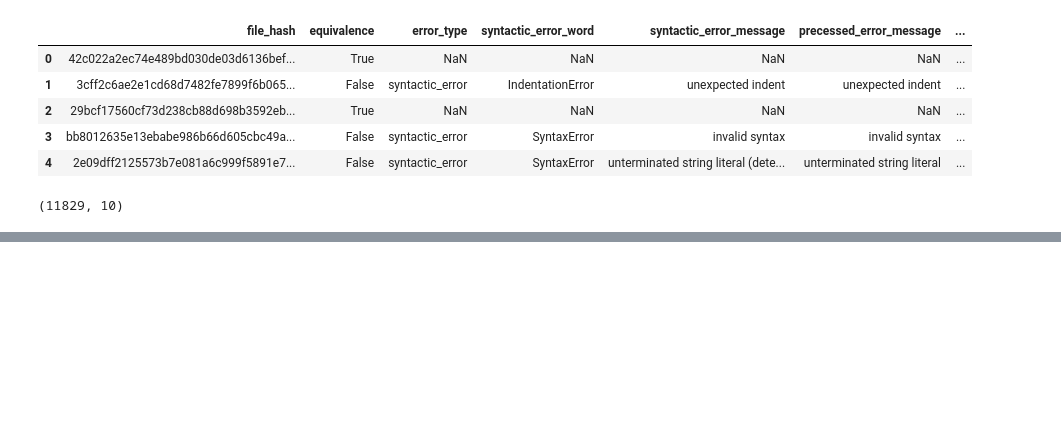
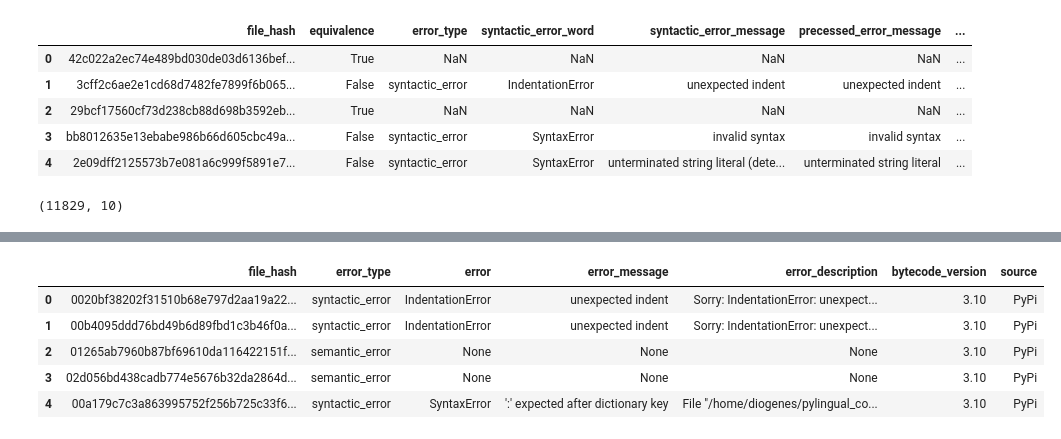
Before and after one commit to nsakib1017/pyllmpatch, a Jupyter notebook: utils/dataset_helpers/dataset-exploration-final.ipynb, the cells around one changed output, grey strips where cells are left out. Cells and saved outputs as stored; diff of their text form; code cells hidden in the pictures; blank space fills up the shorter version.

```diff
--- a/utils/dataset_helpers/dataset-exploration-final.ipynb
+++ b/utils/dataset_helpers/dataset-exploration-final.ipynb
@@ -403,0 +117,3 @@ subset.to_csv(f"{OUT_MERGED_CSV}/balanced_sample_malware.csv", index=False)
+# %%
+df_pypi_mine_filtered.loc[df_pypi_mine_filtered["syntax_error"], "error_type"] = "syntactic_error"
+df_pypi_mine_filtered.loc[df_pypi_mine_filtered["semantic_error"], "error_type"] = "semantic_error"
@@ -403,0 +126,13 @@ subset.to_csv(f"{OUT_MERGED_CSV}/balanced_sample_malware.csv", index=False)
+# %%
+df_clean = df_pypi_mine_filtered[
+    [
+        "file_hash",
+        "error_type",
+        "error",
+        "error_message",
+        "error_description",
+        "bytecode_version",
+    ]
+]
+# %%
+df_clean_sampled = df_clean.sample(n=600, random_state=42).reset_index(drop=True)
@@ -403,0 +152,11 @@ subset.to_csv(f"{OUT_MERGED_CSV}/balanced_sample_malware.csv", index=False)
+# %%
+df_clean_sampled["source"] = "PyPi"
+# %%
+df_clean_sampled.head()
+# %% [output]
+|  | file_hash | error_type | error | error_message | error_description | bytecode_version | source |
+| 0 | 0020bf38202f31510b68e797d2aa19a22... | syntactic_error | IndentationError | unexpected indent | Sorry: IndentationError: unexpect... | 3.10 | PyPi |
+| 1 | 00b4095ddd76bd49b6d89fbd1c3b46f0a... | syntactic_error | IndentationError | unexpected indent | Sorry: IndentationError: unexpect... | 3.10 | PyPi |
+| 2 | 01265ab7960b87bf69610da116422151f... | semantic_error | None | None | None | 3.10 | PyPi |
+| 3 | 02d056bd438cadb774e5676b32da2864d... | semantic_error | None | None | None | 3.10 | PyPi |
+| 4 | 00a179c7c3a863995752f256b725c33f6... | syntactic_error | SyntaxError | ':' expected after dictionary key | File "/home/diogenes/pylingual_co... | 3.10 | PyPi |
```
Also changed, not shown: parts of 43 cells of this notebook, 3 other files.
